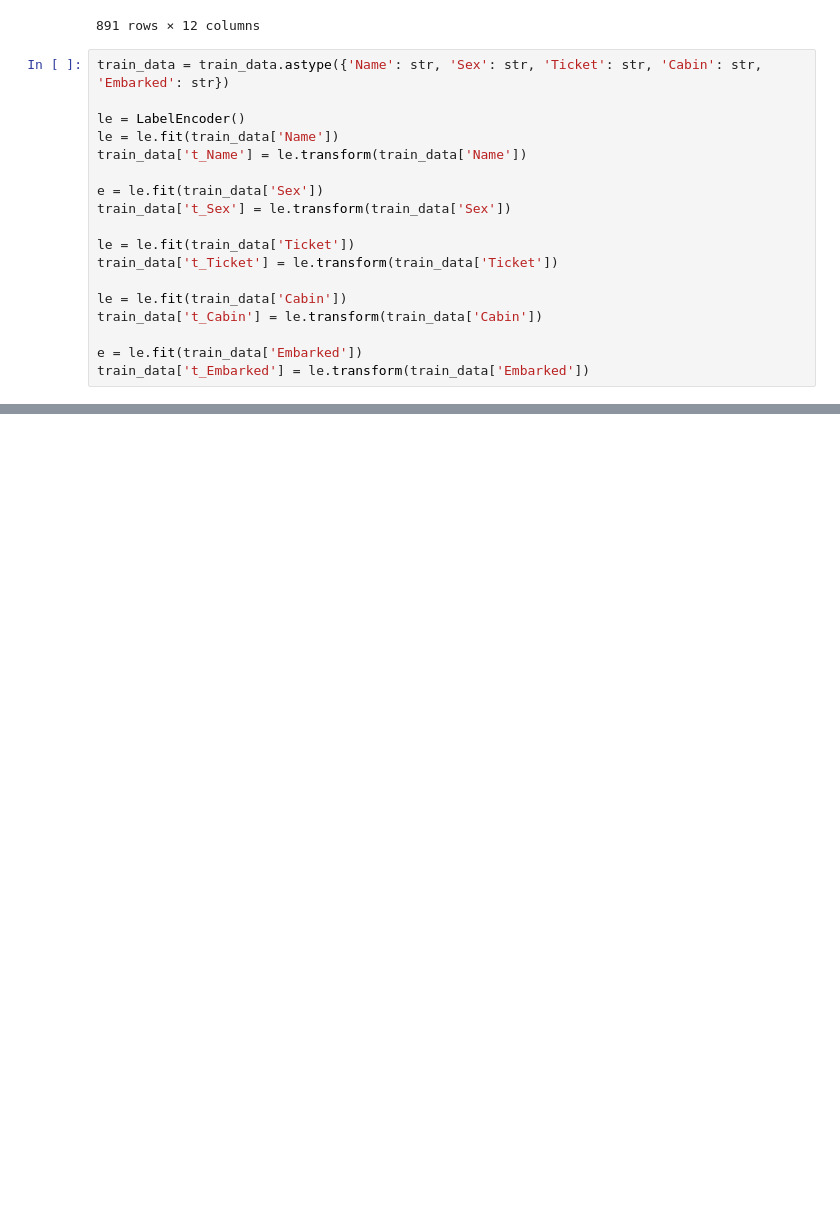
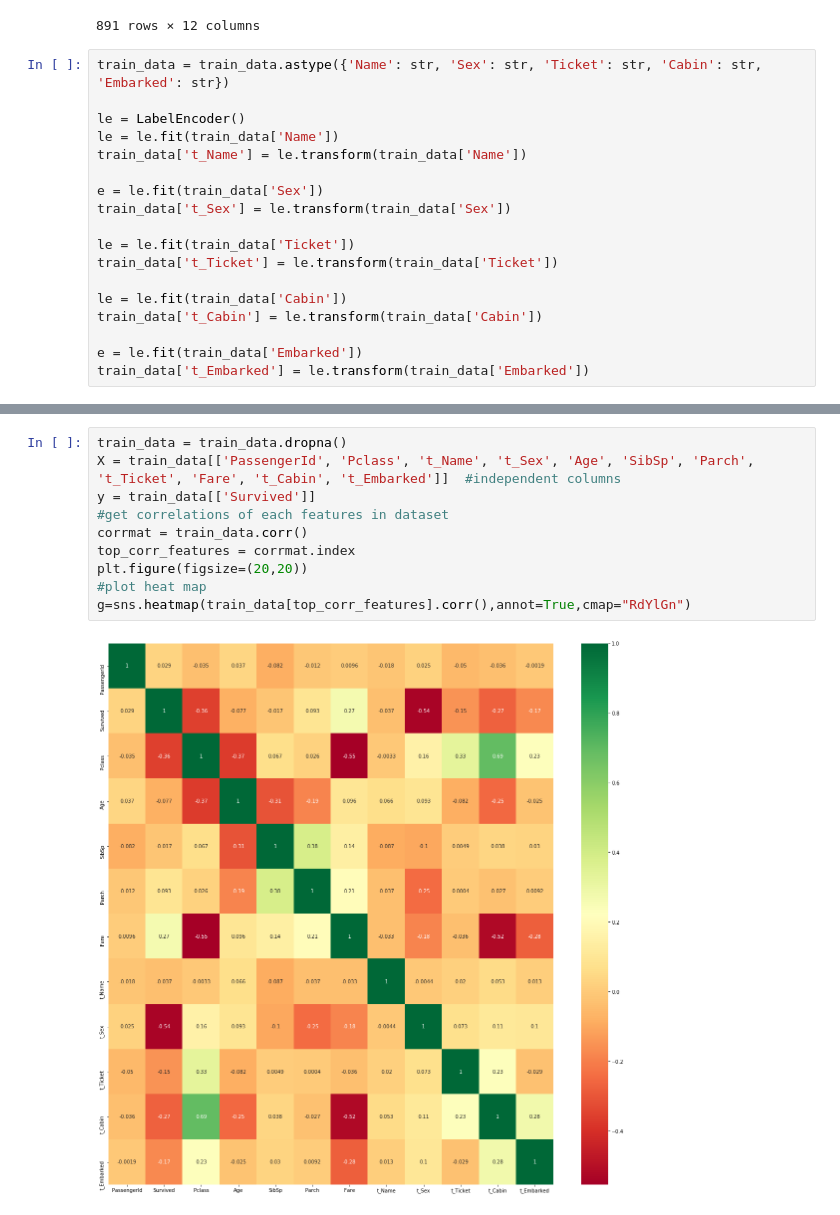
Before and after one commit to CoderHahs/ml-training, a Jupyter notebook: Kaggle/Titanic/Notebooks/Titanic-EDA.ipynb, the cells around one changed output, grey strips where cells are left out. Saved outputs shown, nothing was run; the diff lists cells and outputs as text; blank space fills up the shorter version.

```diff
--- a/Kaggle/Titanic/Notebooks/Titanic-EDA.ipynb
+++ b/Kaggle/Titanic/Notebooks/Titanic-EDA.ipynb
@@ -97,0 +103,12 @@ A column-vector y was passed when a 1d array was expected. Please change the sha
+# %%
+train_data = train_data.dropna()
+X = train_data[['PassengerId', 'Pclass', 't_Name', 't_Sex', 'Age', 'SibSp', 'Parch', 't_Ticket', 'Fare', 't_Cabin', 't_Embarked']]  #independent columns
+y = train_data[['Survived']]
+#get correlations of each features in dataset
+corrmat = train_data.corr()
+top_corr_features = corrmat.index
+plt.figure(figsize=(20,20))
+#plot heat map
+g=sns.heatmap(train_data[top_corr_features].corr(),annot=True,cmap="RdYlGn")
+# %% [output]
+[figure, added]
```
Also changed, not shown: parts of 8 cells of this notebook.
